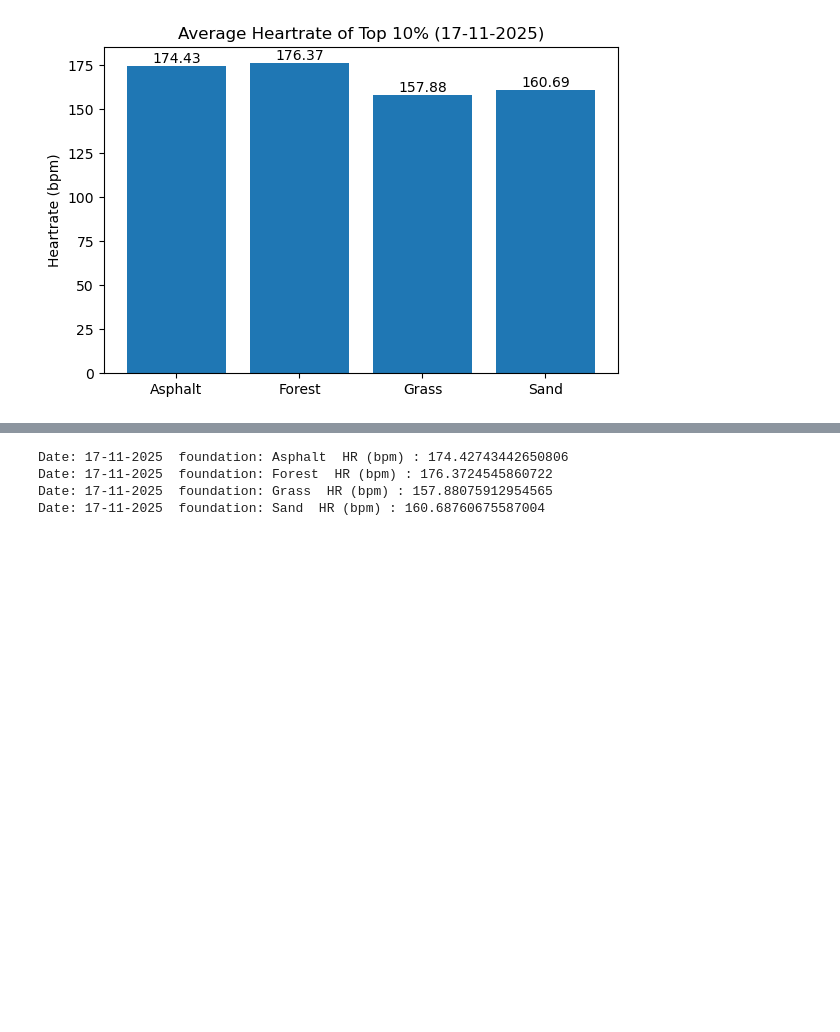
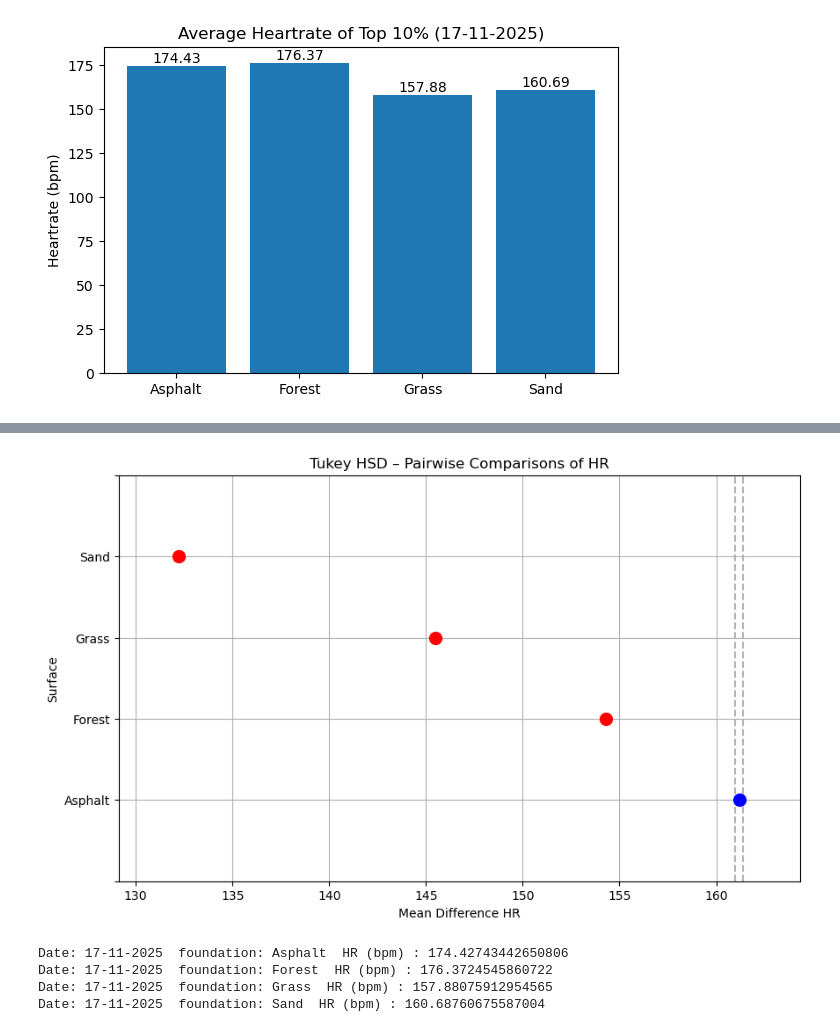
Before and after one commit to Fatemeh-aboulhassani/Movement-Analysis, a Jupyter notebook: notebooks/3. Analysis Foot HeartRate GPX.ipynb, the cells around one changed output, grey strips where cells are left out. Cells and saved outputs as stored; diff of their text form; code cells hidden in the pictures; blank space fills up the shorter version.

```diff
--- a/notebooks/3. Analysis Foot HeartRate GPX.ipynb
+++ b/notebooks/3. Analysis Foot HeartRate GPX.ipynb
@@ -483,0 +541,20 @@ plt.show()
+# %%
+
+from statsmodels.stats.multicomp import pairwise_tukeyhsd
+
+asphalt_df = pd.DataFrame({'HR': Asphalt_HR, 'Surface': 'Asphalt'})
+forest_df = pd.DataFrame({'HR': Forest_HR, 'Surface': 'Forest'})
+grass_df = pd.DataFrame({'HR': Grass_HR, 'Surface': 'Grass'})
+sand_df = pd.DataFrame({'HR': Sand_HR, 'Surface': 'Sand'})
+
+
+all_data = pd.concat([asphalt_df, forest_df, grass_df, sand_df], ignore_index=True)
+
+
+tukey = pairwise_tukeyhsd(endog=all_data['HR'], groups=all_data['Surface'], alpha=0.05)
+
+
+print(tukey)
+
+tukey_summary = pd.DataFrame(data=tukey.summary().data[1:], columns=tukey.summary().data[0])
+print(tukey_summary)
@@ -484,3 +580,22 @@ plt.show()
+# %%
+
+import statsmodels.api as sm
+
+fig = tukey.plot_simultaneous(
+    comparison_name='Asphalt',
+    xlabel='Mean Difference HR',
+    ylabel='Surface'
+)
+
+
+ax = plt.gca()
+for line in ax.lines:
+    line.set_markersize(10)
+plt.title("Tukey HSD – Pairwise Comparisons of HR")
+plt.grid(True)
+plt.show()
+# %% [output]
+[figure, added]
 # %%
 
 name_17 =  [name_of_dataframe[i] for i in [0, 1, 3, 4]]
```
Also changed, not shown: parts of 6 cells of this notebook.
